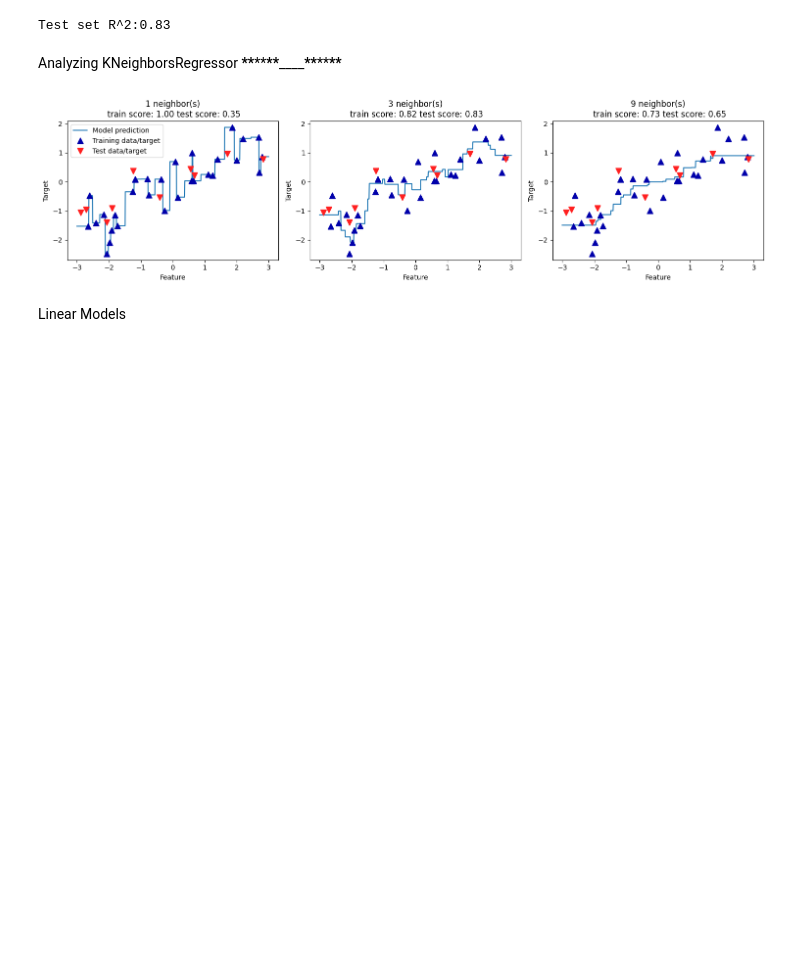
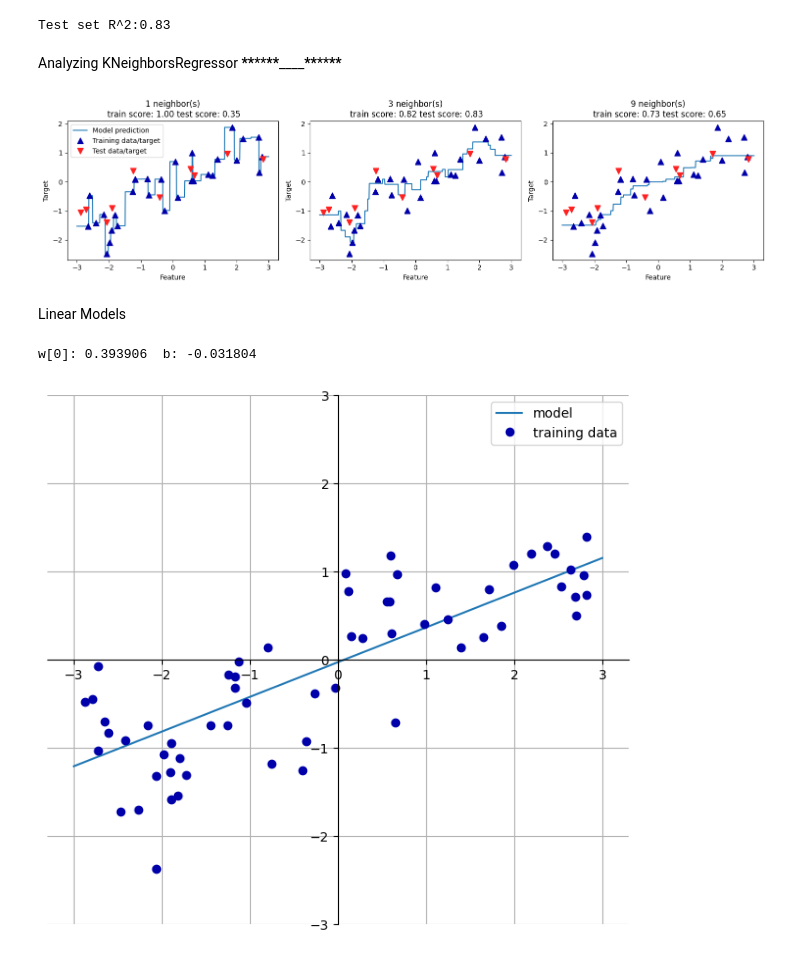
Before and after one commit to Singh-Prince-Rinku/SuperVisedMacineLearning, a Jupyter notebook: SuperVisedMachineLearning.ipynb, the cells around one changed output. Drawn from its saved outputs; the diff is of its cells as text; code cells hidden in the pictures; blank space fills up the shorter version.

```diff
--- a/SuperVisedMachineLearning.ipynb
+++ b/SuperVisedMachineLearning.ipynb
@@ -219,3 +219,8 @@ plt.show()
 [figure]
 # %% [markdown]
 Linear Models
+# %%
+mglearn.plots.plot_linear_regression_wave()
+# %% [output]
+w[0]: 0.393906  b: -0.031804
+[figure, added]
```
